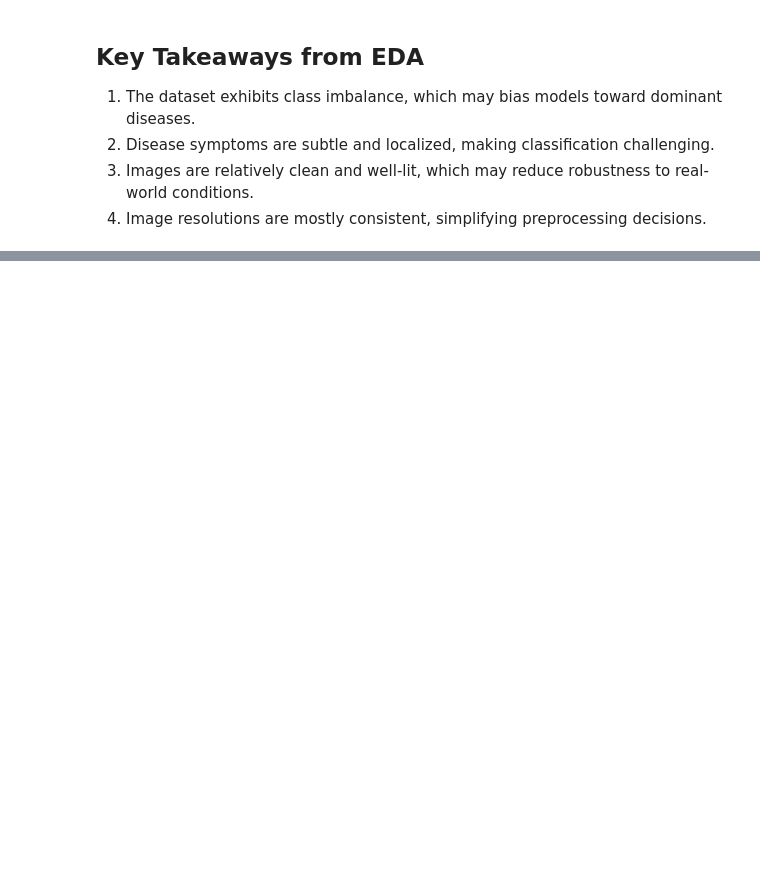
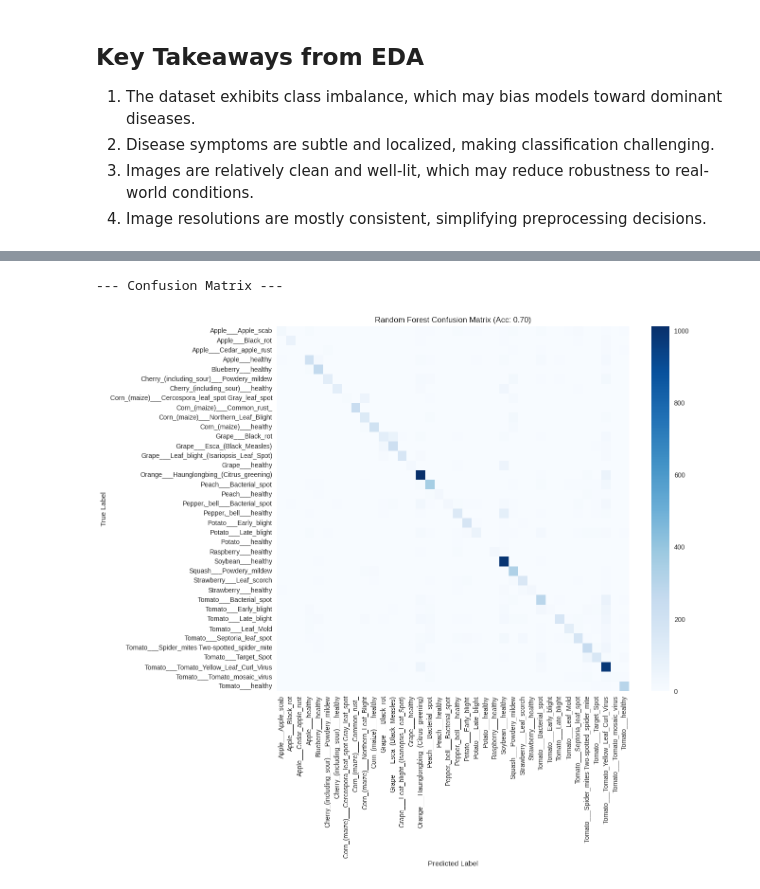
Before and after one commit to negivaibhav101-code/wids-5-plant-disease-classification, a Jupyter notebook: 01_EDA_PlantVillage.ipynb, the cells around one changed output, grey strips where cells are left out. Drawn from its saved outputs; the diff is of its cells as text; code cells hidden in the pictures; blank space fills up the shorter version.

```diff
--- a/01_EDA_PlantVillage.ipynb
+++ b/01_EDA_PlantVillage.ipynb
@@ -149,0 +319,21 @@ plt.show()
+# %%
+# Step C :Level 2 Baseline (Random Forest)
+
+print("--- Level 2: Shallow Learning (Random Forest) ---")
+
+# Initialize Random Forest
+rf_model = RandomForestClassifier(
+    n_estimators=100,  # Number of trees
+    n_jobs=-1,         # Use all CPU cores
+    random_state=42
+)
+
+# Train the model
+print("Training Random Forest... (this might take a moment)")
+rf_model.fit(X_train, y_train)
+
+# Predict on Test Set
+rf_preds = rf_model.predict(X_test)
+rf_accuracy = accuracy_score(y_test, rf_preds)
+
+print(f"Random Forest Accuracy: {rf_accuracy:.4f}")
@@ -149,0 +352,19 @@ plt.show()
+# %%
+# Step D: Evaluation
+
+print("--- Confusion Matrix ---")
+
+# Calculate Matrix
+cm = confusion_matrix(y_test, rf_preds)
+
+# Plot Heatmap
+plt.figure(figsize=(12, 10))
+sns.heatmap(cm, annot=False, cmap="Blues", xticklabels=np.unique(y), yticklabels=np.unique(y))
+plt.title(f"Random Forest Confusion Matrix (Acc: {rf_accuracy:.2f})")
+plt.xlabel("Predicted Label")
+plt.ylabel("True Label")
+plt.xticks(rotation=90)
+plt.show()
+# %% [output]
+--- Confusion Matrix ---
+[figure, added]
```
Also changed, not shown: parts of 15 cells of this notebook.
